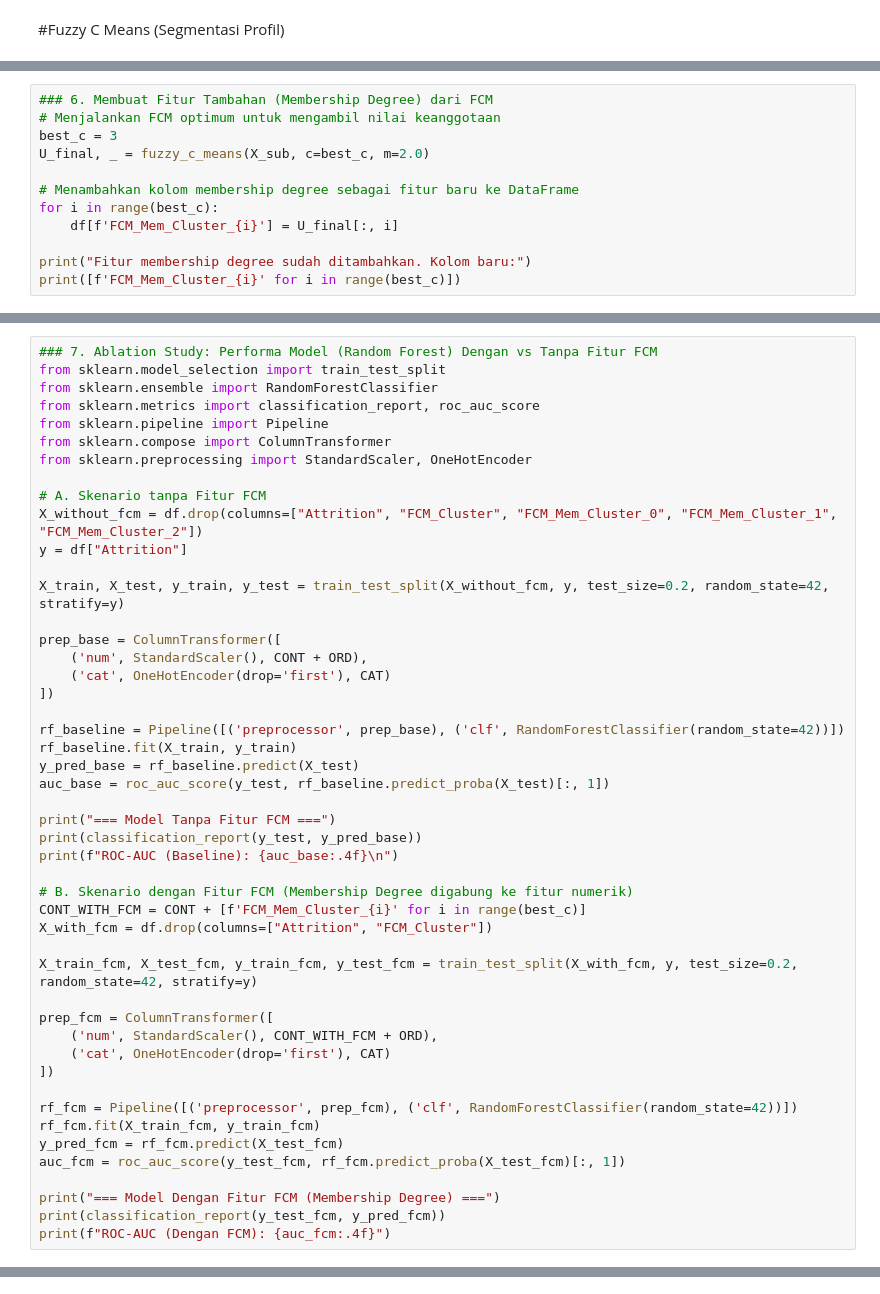
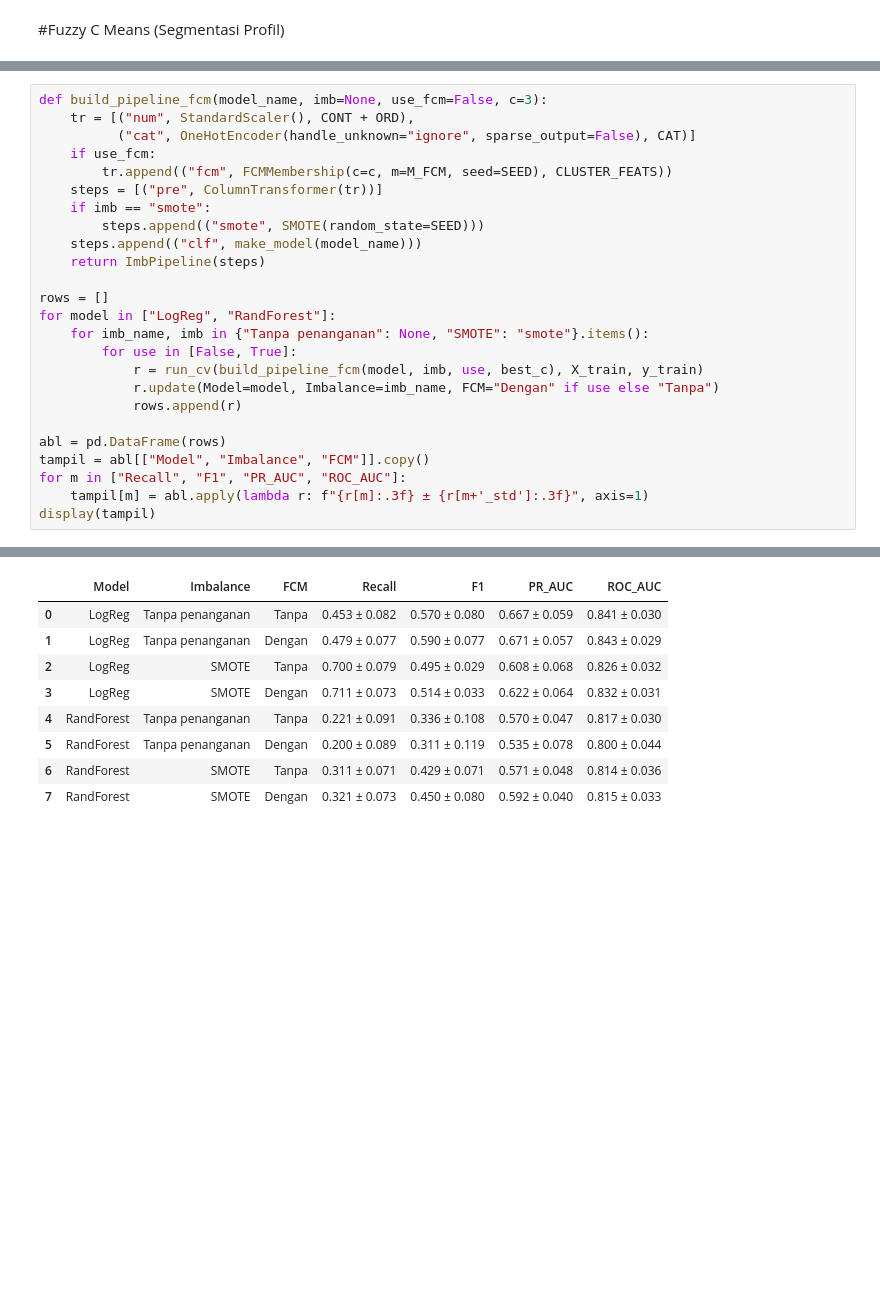
Before and after one commit to manl1/Project-ETS-Machine-Learning, a Jupyter notebook: project-ets.ipynb, the cells around one changed output, grey strips where cells are left out. Saved outputs shown, nothing was run; the diff lists cells and outputs as text; blank space fills up the shorter version.

Commit message:
fix: perbaiki FCM (init, fitur, m=1.5)

```diff
--- a/project-ets.ipynb
+++ b/project-ets.ipynb
@@ -551,12 +522,0 @@ Jumlah Cluster (c=5) -> FPC: 0.2000 | Silhouette Score: 0.1632
-# %%
-### 6. Membuat Fitur Tambahan (Membership Degree) dari FCM
-# Menjalankan FCM optimum untuk mengambil nilai keanggotaan
-best_c = 3
-U_final, _ = fuzzy_c_means(X_sub, c=best_c, m=2.0)
-
-# Menambahkan kolom membership degree sebagai fitur baru ke DataFrame
-for i in range(best_c):
-    df[f'FCM_Mem_Cluster_{i}'] = U_final[:, i]
-
-print("Fitur membership degree sudah ditambahkan. Kolom baru:")
-print([f'FCM_Mem_Cluster_{i}' for i in range(best_c)])
@@ -566,49 +523,26 @@ Fitur membership degree sudah ditambahkan. Kolom baru:
 # %%
-### 7. Ablation Study: Performa Model (Random Forest) Dengan vs Tanpa Fitur FCM
-from sklearn.model_selection import train_test_split
-from sklearn.ensemble import RandomForestClassifier
-from sklearn.metrics import classification_report, roc_auc_score
-from sklearn.pipeline import Pipeline
-from sklearn.compose import ColumnTransformer
-from sklearn.preprocessing import StandardScaler, OneHotEncoder
+def build_pipeline_fcm(model_name, imb=None, use_fcm=False, c=3):
+    tr = [("num", StandardScaler(), CONT + ORD),
+          ("cat", OneHotEncoder(handle_unknown="ignore", sparse_output=False), CAT)]
+    if use_fcm:
+        tr.append(("fcm", FCMMembership(c=c, m=M_FCM, seed=SEED), CLUSTER_FEATS))
+    steps = [("pre", ColumnTransformer(tr))]
+    if imb == "smote":
+        steps.append(("smote", SMOTE(random_state=SEED)))
+    steps.append(("clf", make_model(model_name)))
+    return ImbPipeline(steps)
 
-# A. Skenario tanpa Fitur FCM
-X_without_fcm = df.drop(columns=["Attrition", "FCM_Cluster", "FCM_Mem_Cluster_0", "FCM_Mem_Cluster_1", "FCM_Mem_Cluster_2"])
-y = df["Attrition"]
+rows = []
+for model in ["LogReg", "RandForest"]:
+    for imb_name, imb in {"Tanpa penanganan": None, "SMOTE": "smote"}.items():
+        for use in [False, True]:
+            r = run_cv(build_pipeline_fcm(model, imb, use, best_c), X_train, y_train)
+            r.update(Model=model, Imbalance=imb_name, FCM="Dengan" if use else "Tanpa")
+            rows.append(r)
 
-X_train, X_test, y_train, y_test = train_test_split(X_without_fcm, y, test_size=0.2, random_state=42, stratify=y)
-
-prep_base = ColumnTransformer([
-    ('num', StandardScaler(), CONT + ORD),
-    ('cat', OneHotEncoder(drop='first'), CAT)
-])
-
-rf_baseline = Pipeline([('preprocessor', prep_base), ('clf', RandomForestClassifier(random_state=42))])
-rf_baseline.fit(X_train, y_train)
-y_pred_base = rf_baseline.predict(X_test)
-auc_base = roc_auc_score(y_test, rf_baseline.predict_proba(X_test)[:, 1])
-
-print("=== Model Tanpa Fitur FCM ===")
-print(classification_report(y_test, y_pred_base))
-print(f"ROC-AUC (Baseline): {auc_base:.4f}\n")
-
-# B. Skenario dengan Fitur FCM (Membership Degree digabung ke fitur numerik)
-CONT_WITH_FCM = CONT + [f'FCM_Mem_Cluster_{i}' for i in range(best_c)]
-X_with_fcm = df.drop(columns=["Attrition", "FCM_Cluster"])
-
-X_train_fcm, X_test_fcm, y_train_fcm, y_test_fcm = train_test_split(X_with_fcm, y, test_size=0.2, random_state=42, stratify=y)
-
-prep_fcm = ColumnTransformer([
-    ('num', StandardScaler(), CONT_WITH_FCM + ORD),
-    ('cat', OneHotEncoder(drop='first'), CAT)
-])
-
-rf_fcm = Pipeline([('preprocessor', prep_fcm), ('clf', RandomForestClassifier(random_state=42))])
-rf_fcm.fit(X_train_fcm, y_train_fcm)
-y_pred_fcm = rf_fcm.predict(X_test_fcm)
-auc_fcm = roc_auc_score(y_test_fcm, rf_fcm.predict_proba(X_test_fcm)[:, 1])
-
-print("=== Model Dengan Fitur FCM (Membership Degree) ===")
-print(classification_report(y_test_fcm, y_pred_fcm))
-print(f"ROC-AUC (Dengan FCM): {auc_fcm:.4f}")
+abl = pd.DataFrame(rows)
+tampil = abl[["Model", "Imbalance", "FCM"]].copy()
+for m in ["Recall", "F1", "PR_AUC", "ROC_AUC"]:
+    tampil[m] = abl.apply(lambda r: f"{r[m]:.3f} ± {r[m+'_std']:.3f}", axis=1)
+display(tampil)
 # %% [output]
@@ -631,0 +549,9 @@ ROC-AUC (Dengan FCM): 0.7815
+|  | Model | Imbalance | FCM | Recall | F1 | PR_AUC | ROC_AUC |
+| 0 | LogReg | Tanpa penanganan | Tanpa | 0.453 ± 0.082 | 0.570 ± 0.080 | 0.667 ± 0.059 | 0.841 ± 0.030 |
+| 1 | LogReg | Tanpa penanganan | Dengan | 0.479 ± 0.077 | 0.590 ± 0.077 | 0.671 ± 0.057 | 0.843 ± 0.029 |
+| 2 | LogReg | SMOTE | Tanpa | 0.700 ± 0.079 | 0.495 ± 0.029 | 0.608 ± 0.068 | 0.826 ± 0.032 |
+| 3 | LogReg | SMOTE | Dengan | 0.711 ± 0.073 | 0.514 ± 0.033 | 0.622 ± 0.064 | 0.832 ± 0.031 |
+| 4 | RandForest | Tanpa penanganan | Tanpa | 0.221 ± 0.091 | 0.336 ± 0.108 | 0.570 ± 0.047 | 0.817 ± 0.030 |
+| 5 | RandForest | Tanpa penanganan | Dengan | 0.200 ± 0.089 | 0.311 ± 0.119 | 0.535 ± 0.078 | 0.800 ± 0.044 |
+| 6 | RandForest | SMOTE | Tanpa | 0.311 ± 0.071 | 0.429 ± 0.071 | 0.571 ± 0.048 | 0.814 ± 0.036 |
+| 7 | RandForest | SMOTE | Dengan | 0.321 ± 0.073 | 0.450 ± 0.080 | 0.592 ± 0.040 | 0.815 ± 0.033 |
```
Also changed, not shown: parts of 8 cells of this notebook.
